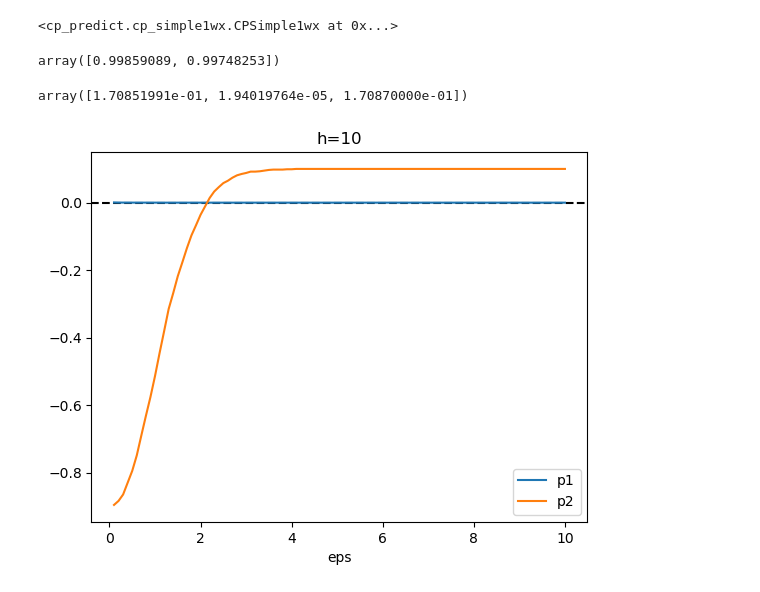
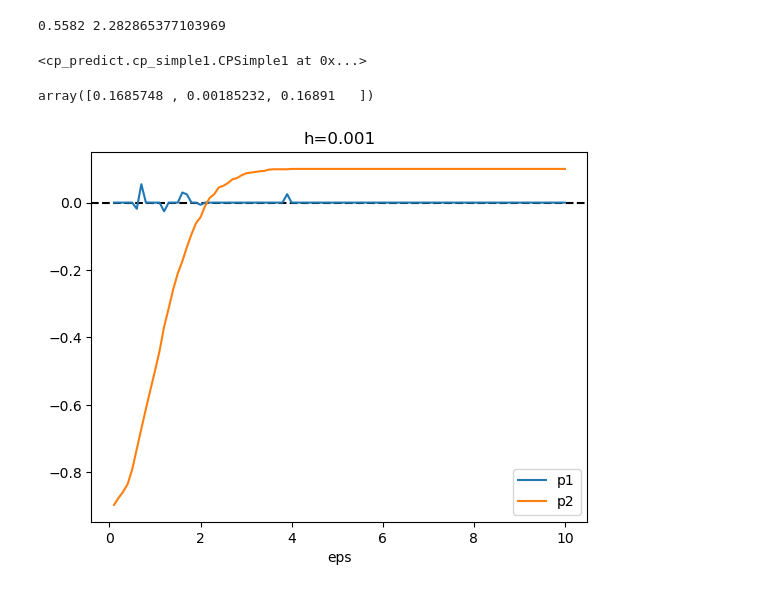
Before and after one commit to JINhuaqing/imageCP_dev, a Jupyter notebook: notebooks/simu_test_noise.ipynb, the cells around one changed output. Saved outputs shown, nothing was run; the diff lists cells and outputs as text; code cells hidden in the pictures.

```diff
--- a/notebooks/simu_test_noise.ipynb
+++ b/notebooks/simu_test_noise.ipynb
@@ -28,24 +31,27 @@ import matplotlib.pyplot as plt
 config = edict()
 config.alpha = 0.10
 config.ntrain = 1000
-config.xysize = (2, 2)
+config.xysize = (10, 2)
 config.can_hfcts = np.logspace(-4, 4, 15)
-config.split_ratio = 0.5
-config.fmodel_type = "LIN"
+config.split_ratio = 0.3
+config.fmodel_type = "MLP"
 config.M = None
-config.noise_std = 1
+config.noise_std = 0.5
 config.noise_type = "normal"
+config.model_type = "expsq"
+config.X_type = "normal"
 config.X_type = "binary"
 
 config.verbose = 2
 # %%
 # load data to get eps
 
+
 def _gen_data(ntrain, config, seed):
     A = npr.randn(*config.xysize).T;
-    A = (A + A.T)/2
     datagen = MyDataGen(xysize=config.xysize,
                         A=A,
+                        model_type=config.model_type,
                         X_type=config.X_type,
                         noise_type=config.noise_type,
                         noise_std=config.noise_std)
@@ -59,9 +65,12 @@ def _get_model(typ="SVR"):
     if typ == "SVR":
         model =  SVR(kernel="rbf")
     elif typ == "MLP":
-        model = MLPRegressor(hidden_layer_sizes=(100,), max_iter=1000)
+        model = MLPRegressor(hidden_layer_sizes=(1000,), max_iter=1000, alpha=1)
+        #model = MLPRegressor(hidden_layer_sizes=(1000, 1000, 1000), max_iter=1000, alpha=1)
     elif typ == "LIN":
         model = LinearRegression()
+    elif typ == "RF":
+        model = RandomForestRegressor(n_estimators=100)
 
     if config.xysize[1] > 1:
         model = MultiOutputRegressor(model)
@@ -77,32 +98,43 @@ cur_ys_test, cur_fs_test = Ytest, fmodel.predict(Xtest)
+# %%
+cpfitnaive = CPNaive(cur_ys_train, cur_fs_train, M=None, verbose=config.verbose)
+cpfitnaive.fit(alpha=config.alpha)
+Rs_test, in_sets = cpfitnaive.predict(cur_fs_test, cur_ys_test);
+print(in_sets.mean(), cpfitnaive.eps)
+# %% [output]
+0.5582 2.282865377103969
 # %%
-cpfit = CPSimple1wx(
-    cur_ys_train, cur_fs_train, Xtrain,
-                 kernel_fn=CPSimple1wx.bump_kerfn,
+#cpfit = CPSimple1wx(
+#    cur_ys_train, cur_fs_train, Xtrain,
+#                 kernel_fn="diff",
+#                 #kernel_fn=CPSimple1wx.gaussian_kerfn,
+#                 M=None,
+#                 verbose=config.verbose)
+cpfit = CPSimple1(
+    cur_ys_train, cur_fs_train,
+                 kernel_fn="diff",
+                 #kernel_fn=CPSimple1wx.gaussian_kerfn,
                  M=None,
                  verbose=config.verbose)
 # %% [output]
-<cp_predict.cp_simple1wx.CPSimple1wx at 0x...>
+<cp_predict.cp_simple1.CPSimple1 at 0x...>
-# %%
-cpfit.M
-# %% [output]
-array([0.99859089, 0.99748253])
 # %%
 epss = np.linspace(0.1, 10, 100)
-h = 10
+h = 1e-3
 vs = []
 for eps in epss:
     v = cpfit._phi_fn_diff1(eps=eps, alpha=config.alpha, h=h)
+    #v = cpfit._phi_fn_diff1(eps=eps, alpha=config.alpha, h=h)
     vs.append(v)
 vs = np.array(vs);
 
 plt.axhline(0, color="black", linestyle="--")
 plt.plot(epss, vs[:, 1], label="p1")
 plt.plot(epss, vs[:, 2], label="p2")
 plt.legend()
 plt.title(f"h={h}")
 plt.xlabel("eps")
 #plt.xscale("log")
 np.abs(vs).mean(axis=0)
 # %% [output]
-array([1.70851991e-01, 1.94019764e-05, 1.70870000e-01])
+array([0.1685748 , 0.00185232, 0.16891   ])
-[figure, old version]
+[figure, new version]
```
Also changed, not shown: parts of 6 cells of this notebook, 12 other files.
